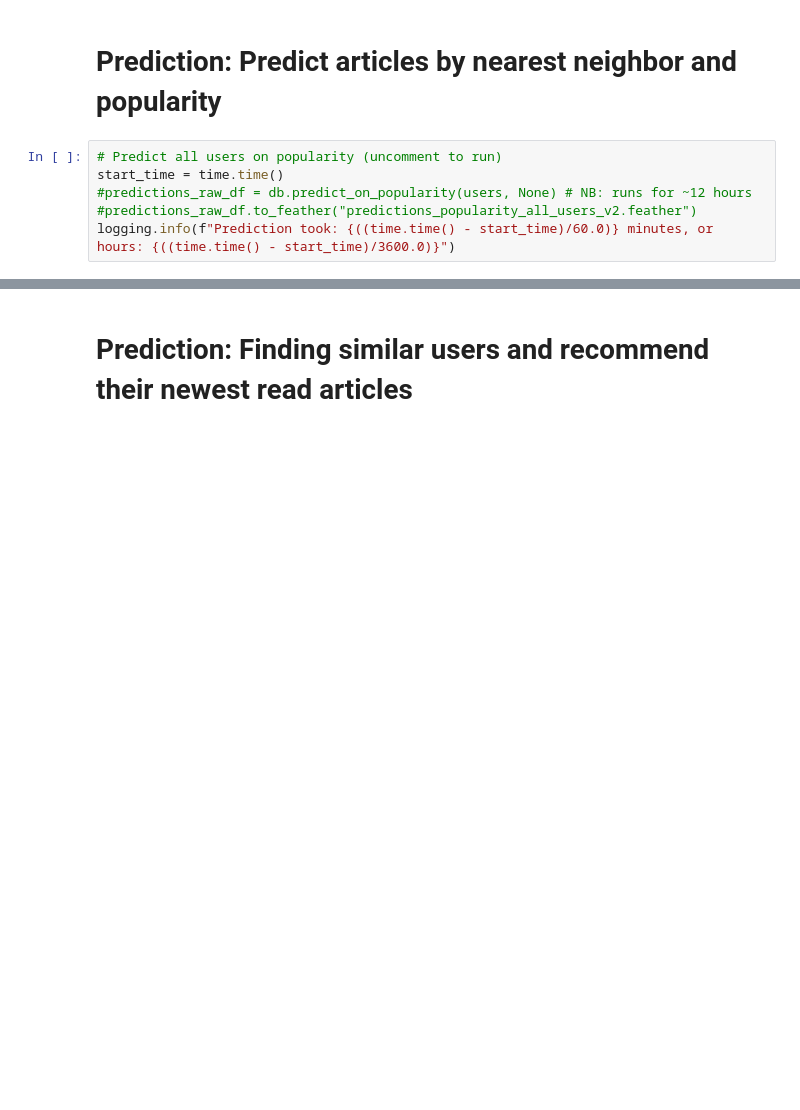
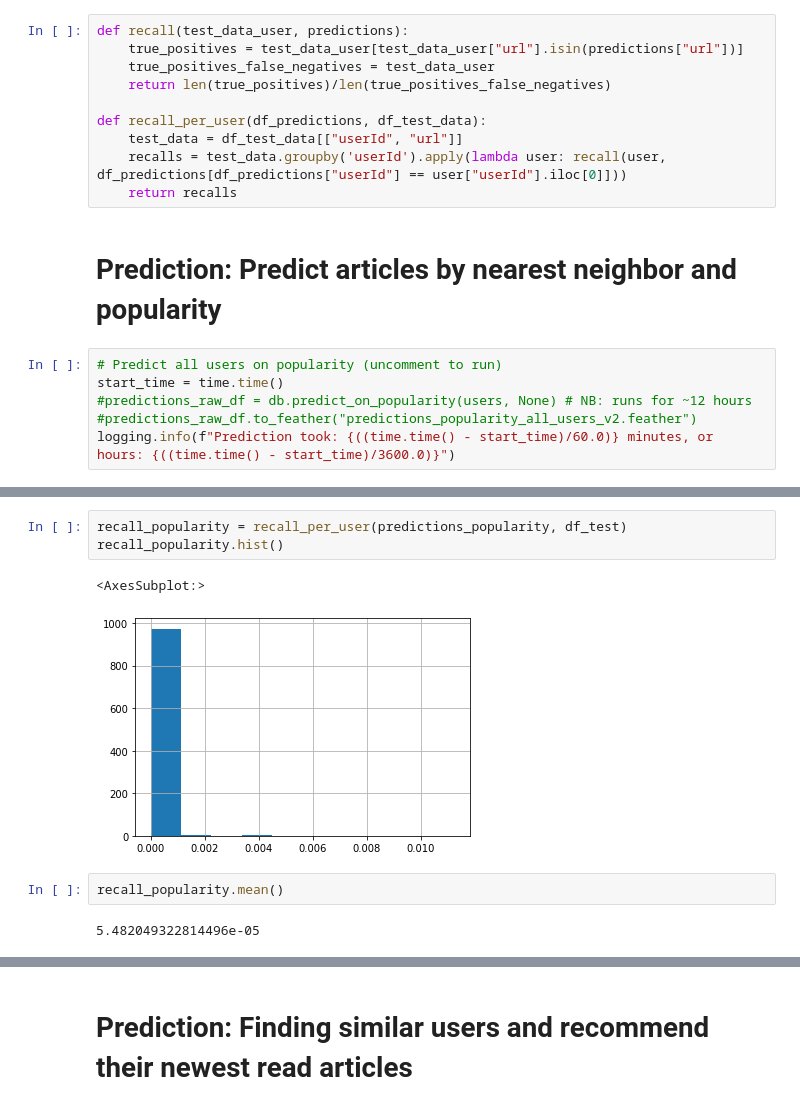
Before and after one commit to jonev/recommender-systems, a Jupyter notebook: graph_based_db.ipynb, the cells around one changed output, grey strips where cells are left out. Drawn from its saved outputs; the diff is of its cells as text; blank space fills up the shorter version.

```diff
--- a/graph_based_db.ipynb
+++ b/graph_based_db.ipynb
@@ -76,3 +56,13 @@ def print_recall(df_predictions, df_test_data):
+# %%
+def recall(test_data_user, predictions):
+    true_positives = test_data_user[test_data_user["url"].isin(predictions["url"])]
+    true_positives_false_negatives = test_data_user
+    return len(true_positives)/len(true_positives_false_negatives)
+
+def recall_per_user(df_predictions, df_test_data):
+    test_data = df_test_data[["userId", "url"]]
+    recalls = test_data.groupby('userId').apply(lambda user: recall(user, df_predictions[df_predictions["userId"] == user["userId"].iloc[0]]))
+    return recalls
 # %% [markdown]
 # Prediction: Predict articles by nearest neighbor and popularity
 # %%
@@ -96,0 +86,10 @@ Prediction matched training data (TP) / training data:
+# %%
+recall_popularity = recall_per_user(predictions_popularity, df_test)
+recall_popularity.hist()
+# %% [output]
+<AxesSubplot:>
+[figure, added]
+# %%
+recall_popularity.mean()
+# %% [output]
+5.482049322814496e-05
```
Also changed, not shown: parts of 15 cells of this notebook.
